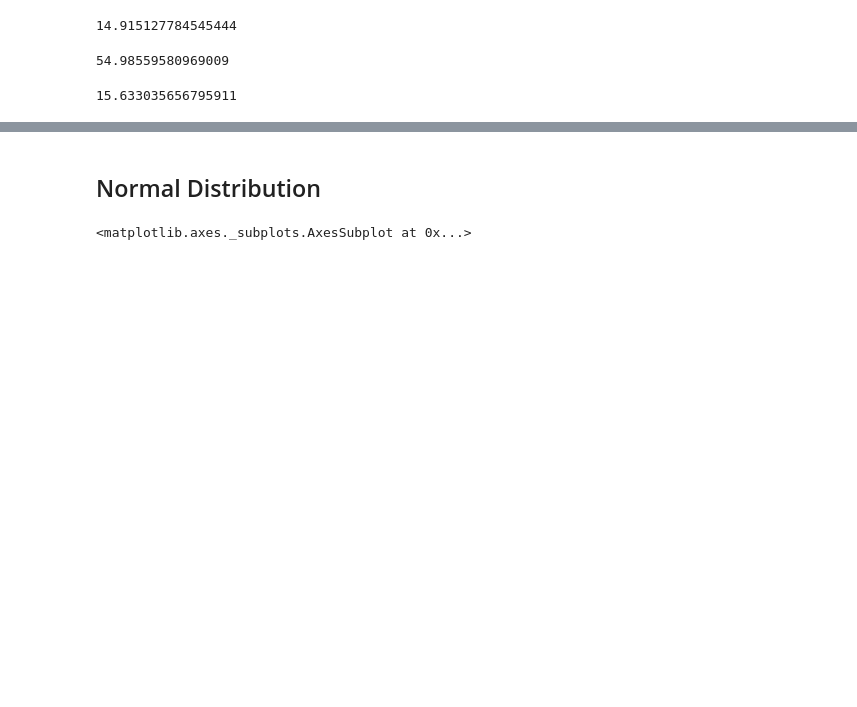
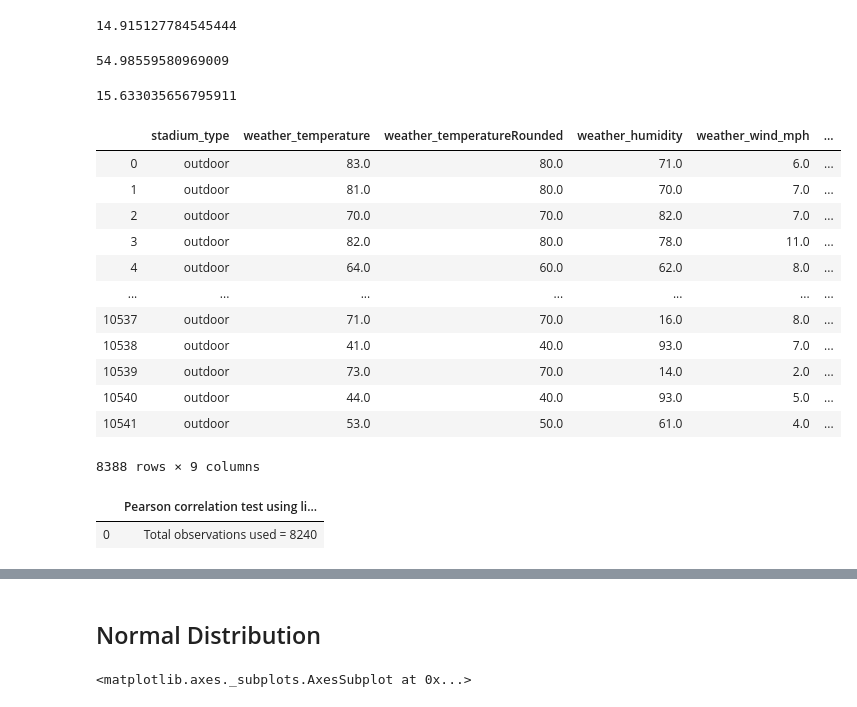
Before and after one commit to rezalution/Springboard, a Jupyter notebook: Capstone #1/Statistical Data Analysis.ipynb, the cells around one changed output, grey strips where cells are left out. Saved outputs shown, nothing was run; the diff lists cells and outputs as text; code cells hidden in the pictures; blank space fills up the shorter version.

```diff
--- a/Capstone #1/Statistical Data Analysis.ipynb
+++ b/Capstone #1/Statistical Data Analysis.ipynb
@@ -521,3 +543,21 @@ stdWeather = gameOutdoorsAll['weather_temperature'].std()
 stdWeather
 # %% [output]
 15.633035656795911
+# %%
+outdoorCorrelation = homeWinsHumidity.drop(columns=['homeWin','AwayWin','schedule_season'])
+# %%
+outdoorCorrelation
+# %% [output]
+|  | stadium_type | weather_temperature | weather_temperatureRounded | weather_humidity | weather_wind_mph | ... |
+| 0 | outdoor | 83.0 | 80.0 | 71.0 | 6.0 | ... |
+| 1 | outdoor | 81.0 | 80.0 | 70.0 | 7.0 | ... |
+| 2 | outdoor | 70.0 | 70.0 | 82.0 | 7.0 | ... |
+| 3 | outdoor | 82.0 | 80.0 | 78.0 | 11.0 | ... |
+| 4 | outdoor | 64.0 | 60.0 | 62.0 | 8.0 | ... |
+| ... | ... | ... | ... | ... | ... | ... |
+| 10537 | outdoor | 71.0 | 70.0 | 16.0 | 8.0 | ... |
+| 10538 | outdoor | 41.0 | 40.0 | 93.0 | 7.0 | ... |
+| 10539 | outdoor | 73.0 | 70.0 | 14.0 | 2.0 | ... |
+| 10540 | outdoor | 44.0 | 40.0 | 93.0 | 5.0 | ... |
+| 10541 | outdoor | 53.0 | 50.0 | 61.0 | 4.0 | ... |
+8388 rows × 9 columns
@@ -523,0 +566,5 @@ stdWeather
+# %%
+corr_type
+# %% [output]
+|  | Pearson correlation test using li... |
+| 0 | Total observations used = 8240 |
```
Also changed, not shown: parts of 18 cells of this notebook.
